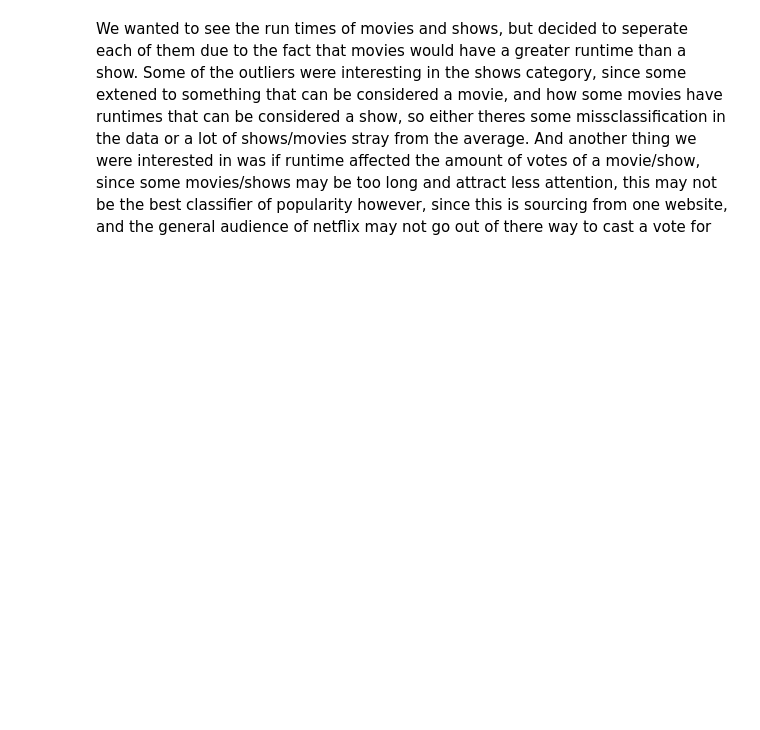
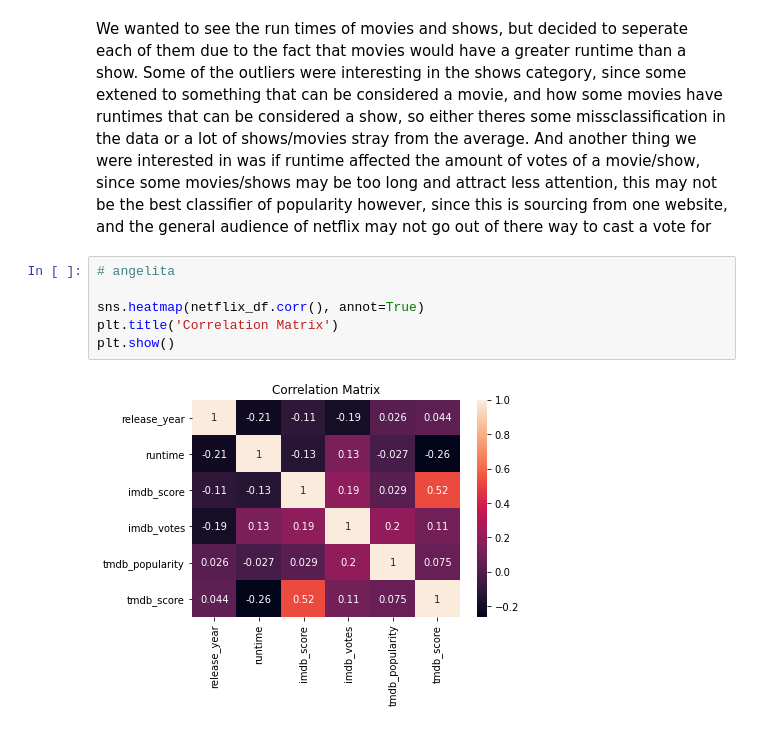
Before and after one commit to akrepel/DS1-GroupProject, a Jupyter notebook: DS1P.ipynb, the cells around one changed output. Saved outputs shown, nothing was run; the diff lists cells and outputs as text; blank space fills up the shorter version.

```diff
--- a/DS1P.ipynb
+++ b/DS1P.ipynb
@@ -377,3 +381,11 @@ plt.show()
 [figure]
 # %% [markdown]
 We wanted to see the run times of movies and shows, but decided to seperate each of them due to the fact that movies would have a greater runtime than a show. Some of the outliers were interesting in the shows category, since some extened to something that can be considered a movie, and how some movies have runtimes that can be considered a show, so either theres some missclassification in the data or a lot of shows/movies stray from the average. And another thing we were interested in was if runtime affected the amount of votes of a movie/show, since some movies/shows may be too long and attract less attention, this may not be the best classifier of popularity however, since this is sourcing from one website, and the general audience of netflix may not go out of there way to cast a vote for
+# %%
+# angelita
+
+sns.heatmap(netflix_df.corr(), annot=True)
+plt.title('Correlation Matrix')
+plt.show()
+# %% [output]
+[figure, added]
```
Also changed, not shown: parts of 3 cells of this notebook.
